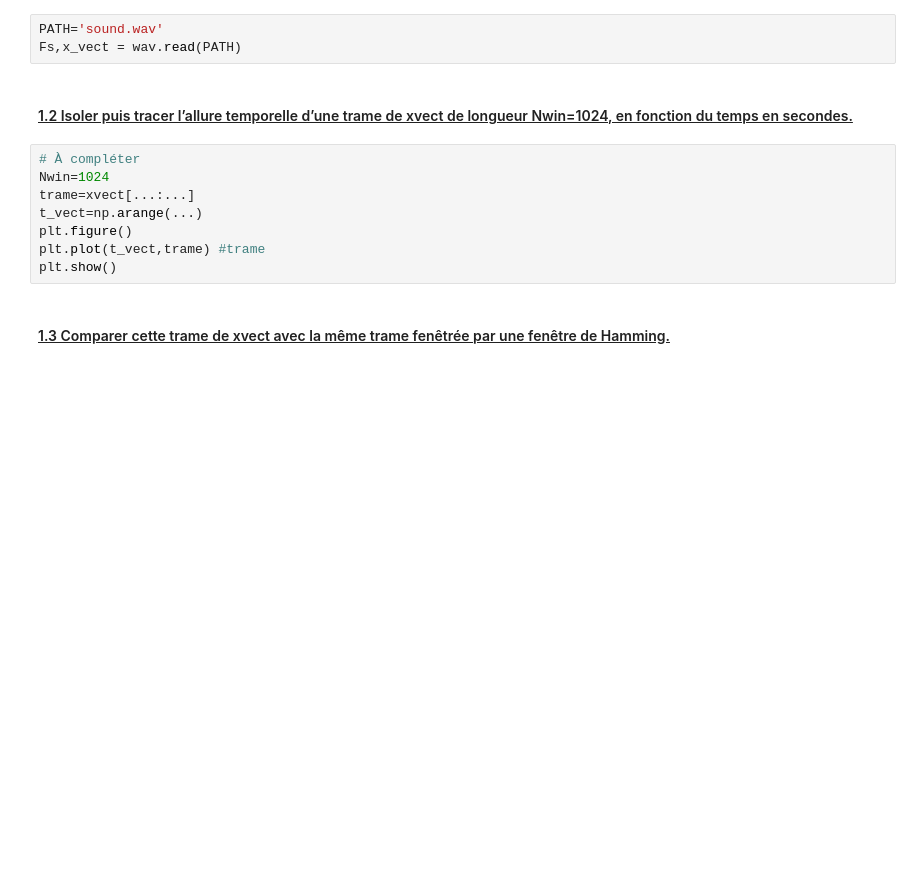
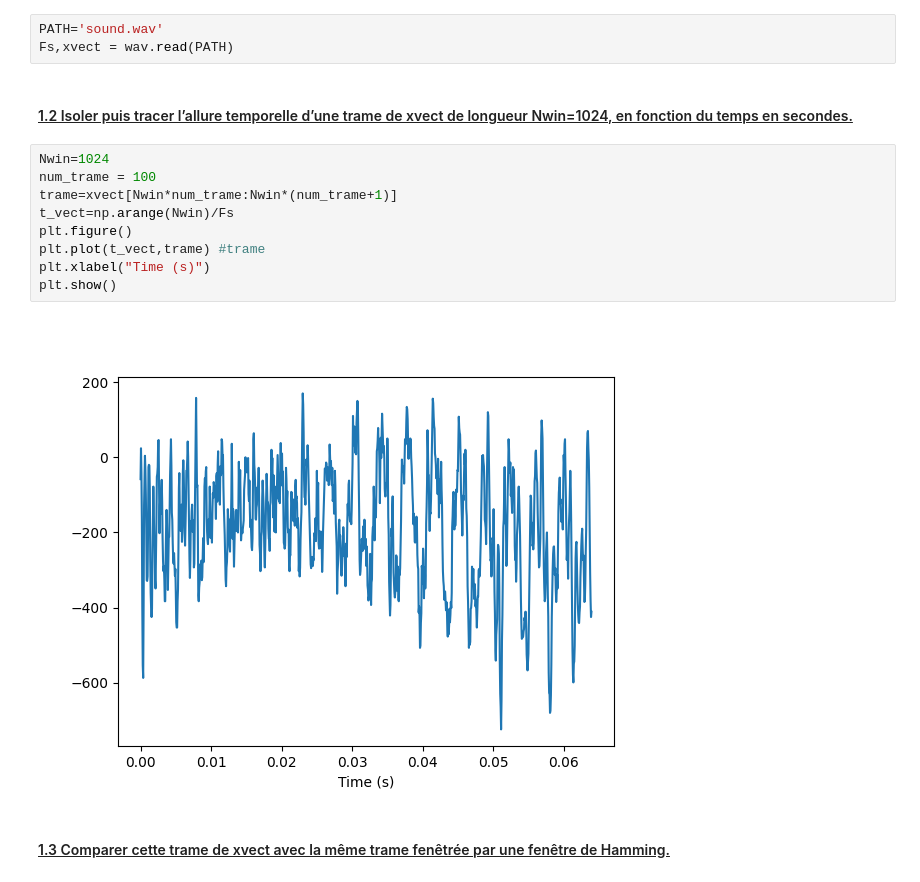
Before and after one commit to SharaineMALARVIJY/S1_Traitement_du_son, a Jupyter notebook: TP2/TP2_Son1.ipynb, the cells around one changed output. Drawn from its saved outputs; the diff is of its cells as text; blank space fills up the shorter version.

```diff
--- a/TP2/TP2_Son1.ipynb
+++ b/TP2/TP2_Son1.ipynb
@@ -54,17 +84,20 @@ import soundfile as sf
 #### <u>1.1 Charger le signal audio sound.wav dans un vecteur qui sera noté xvect dans la suite du TP.
 # %%
 PATH='sound.wav'
-Fs,x_vect = wav.read(PATH)
+Fs,xvect = wav.read(PATH)
 # %% [markdown]
 #### <u>1.2 Isoler puis tracer l’allure temporelle d’une trame de xvect de longueur Nwin=1024, en fonction du temps en secondes.
 # %%
-# À compléter
 Nwin=1024
-trame=xvect[...:...]
-t_vect=np.arange(...)
+num_trame = 100
+trame=xvect[Nwin*num_trame:Nwin*(num_trame+1)]
+t_vect=np.arange(Nwin)/Fs
 plt.figure()
 plt.plot(t_vect,trame) #trame
+plt.xlabel("Time (s)")
 plt.show()
+# %% [output]
+[figure, added]
 # %% [markdown]
 #### <u>1.3 Comparer cette trame de xvect avec la même trame fenêtrée par une fenêtre de Hamming.
 # %%
```
Also changed, not shown: parts of 20 cells of this notebook.
